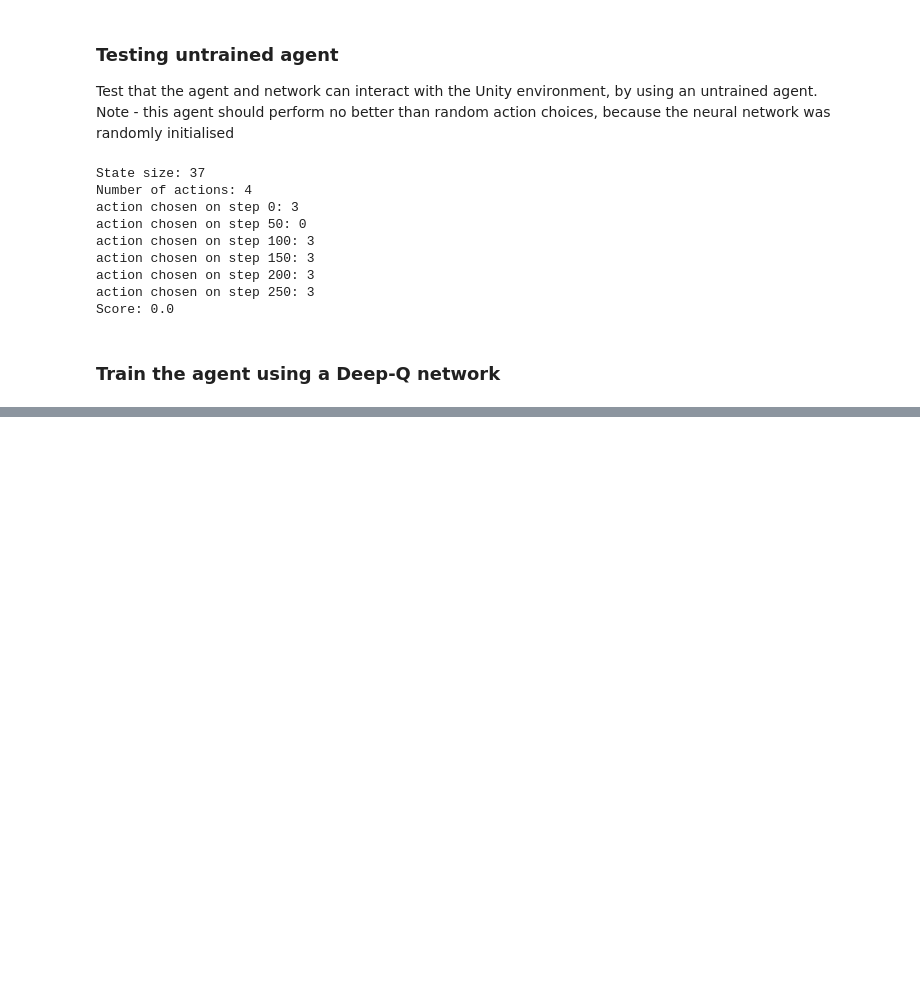
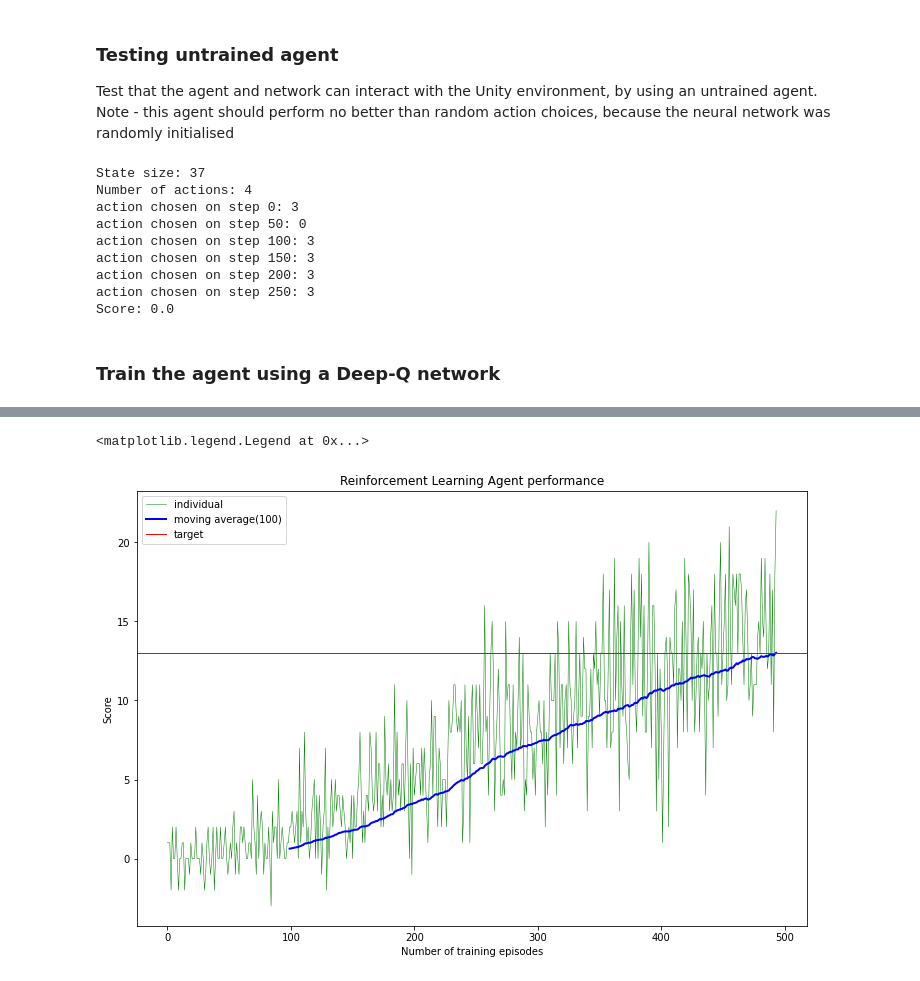
Before and after one commit to dcfwight/reinforcement_learning_bananas, a Jupyter notebook: Navigation.ipynb, the cells around one changed output, grey strips where cells are left out. Cells and saved outputs as stored; diff of their text form; code cells hidden in the pictures; blank space fills up the shorter version.

Commit message:
Add graphical analysis of performance

```diff
--- a/Navigation.ipynb
+++ b/Navigation.ipynb
@@ -285,0 +294,3 @@ Episode: 445    Average score: 11.8
+# %%
+df =pd.DataFrame(scores,columns=['score'])
+df.head()
@@ -285,0 +308,3 @@ Episode: 445    Average score: 11.8
+# %%
+df['mavg'] = df['score'].rolling(100).mean()
+df.tail()
@@ -285,0 +318,13 @@ Episode: 445    Average score: 11.8
+# %%
+plt.figure(figsize=(12,8))
+plt.plot(df['score'], color='g',linewidth=0.5)
+plt.plot(df['mavg'], color='b',linewidth=2)
+plt.plot()
+plt.axhline(13, color='r',linewidth=1)
+plt.xlabel('Number of training episodes')
+plt.ylabel('Score')
+plt.title('Reinforcement Learning Agent performance')
+plt.legend(['individual','moving average(100)','target'])
+# %% [output]
+<matplotlib.legend.Legend at 0x...>
+[figure, added]
```
Also changed, not shown: parts of 6 cells of this notebook.
